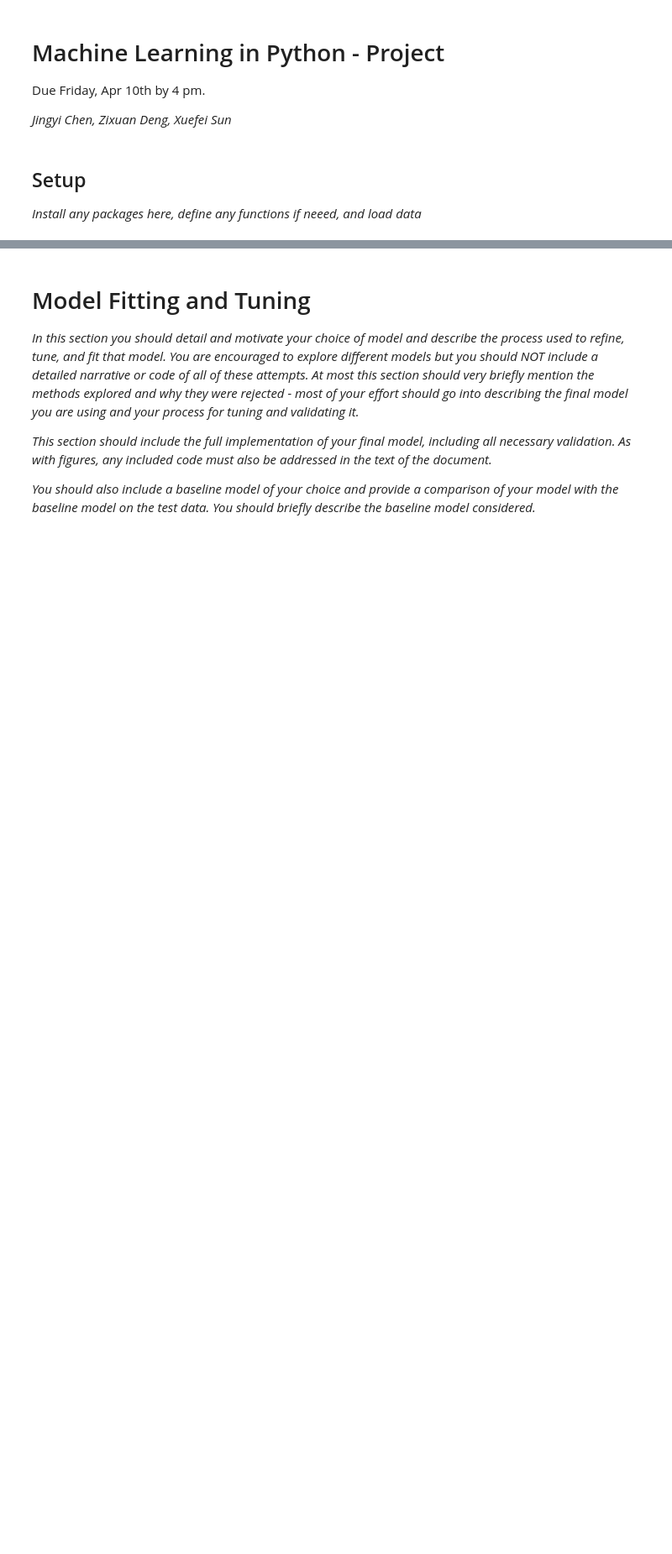
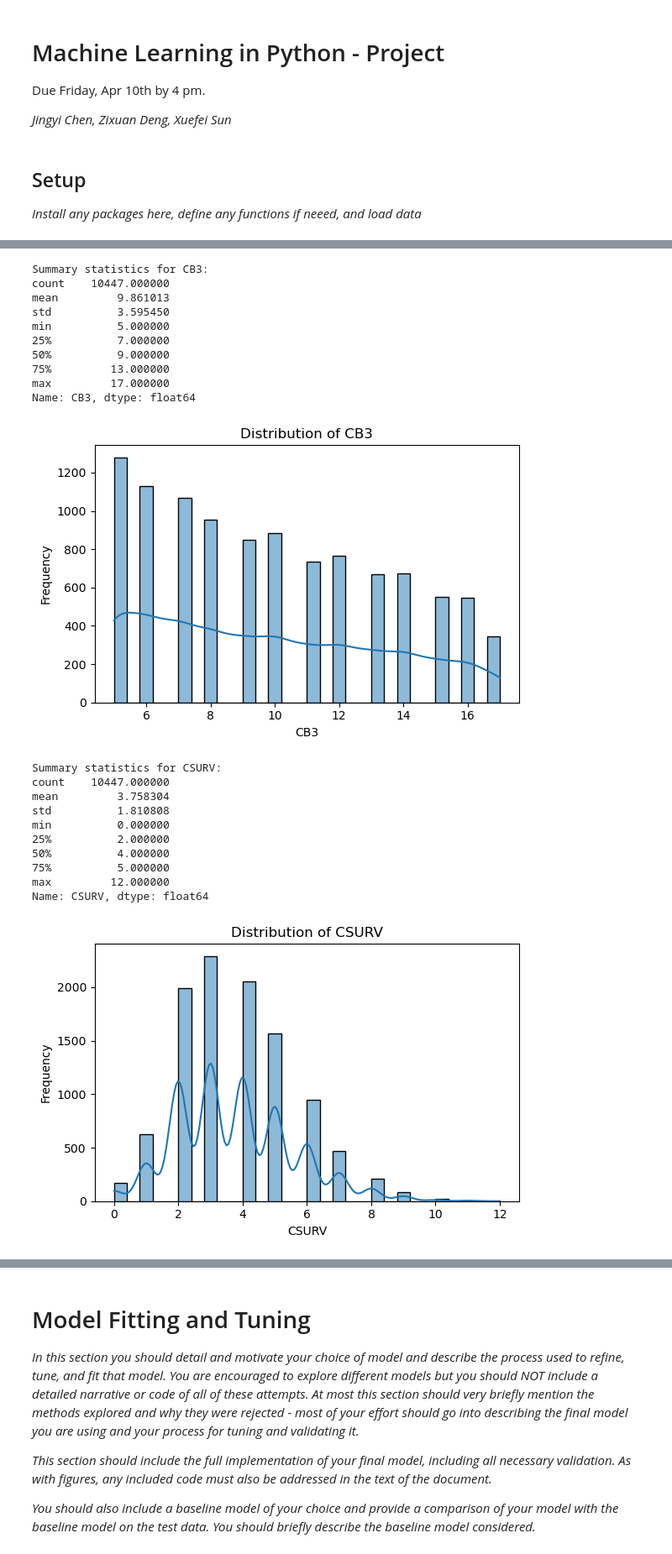
Before and after one commit to ZixuanDeng1111/machine-learning-project, a Jupyter notebook: project.ipynb, the cells around one changed output, grey strips where cells are left out. Shown at 84% size. Cells and saved outputs as stored; diff of their text form; code cells hidden in the pictures; blank space fills up the shorter version.

```diff
--- a/project.ipynb
+++ b/project.ipynb
@@ -43,0 +201,40 @@ df.head()
+# %%
+#Select numeric features
+num_features = ['CB3', 'CSURV', 'wscore']
+
+for col in num_features:
+    if col in X_train.columns:
+        #Print summary statistics
+        print(f"\nSummary statistics for {col}:")
+        print(X_train[col].describe())
+        #Plot histogram
+        plt.figure(figsize=(6,4))
+        sns.histplot(X_train[col], bins=30, kde=True)
+        plt.title(f'Distribution of {col}')
+        plt.xlabel(col)
+        plt.ylabel('Frequency')
+        plt.tight_layout()
+        plt.show()
+# %% [output]
+Summary statistics for CB3:
+count    10447.000000
+mean         9.861013
+std          3.595450
+min          5.000000
+25%          7.000000
+50%          9.000000
+75%         13.000000
+max         17.000000
+Name: CB3, dtype: float64
+[figure, added]
+Summary statistics for CSURV:
+count    10447.000000
+mean         3.758304
+std          1.810808
+min          0.000000
+25%          2.000000
+50%          4.000000
+75%          5.000000
+max         12.000000
+Name: CSURV, dtype: float64
+[figure, added]
```
Also changed, not shown: parts of 26 cells of this notebook, 1 other file.
